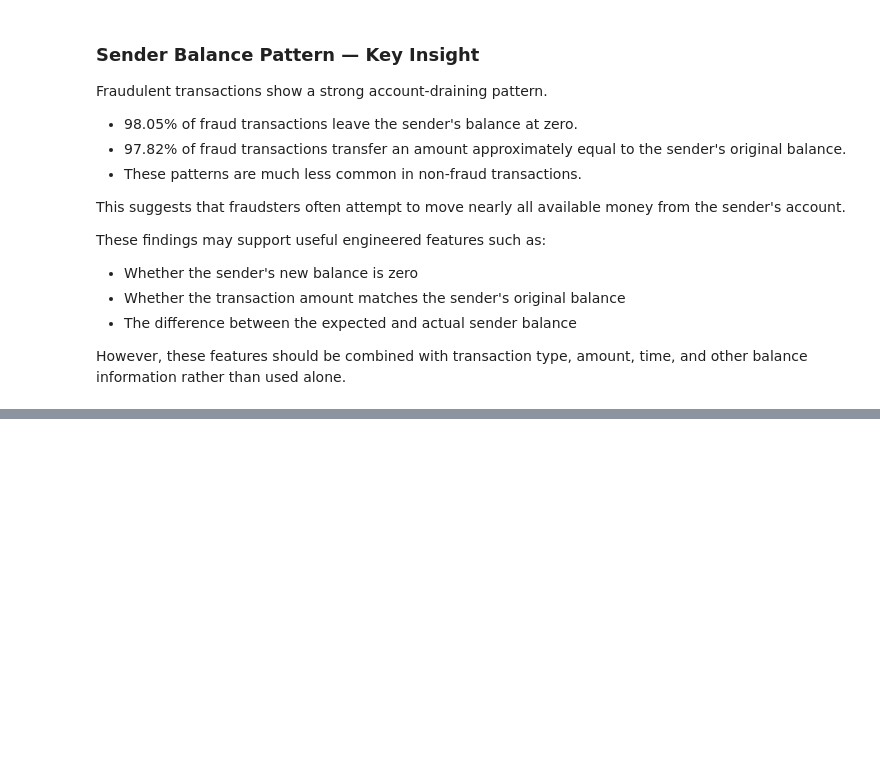
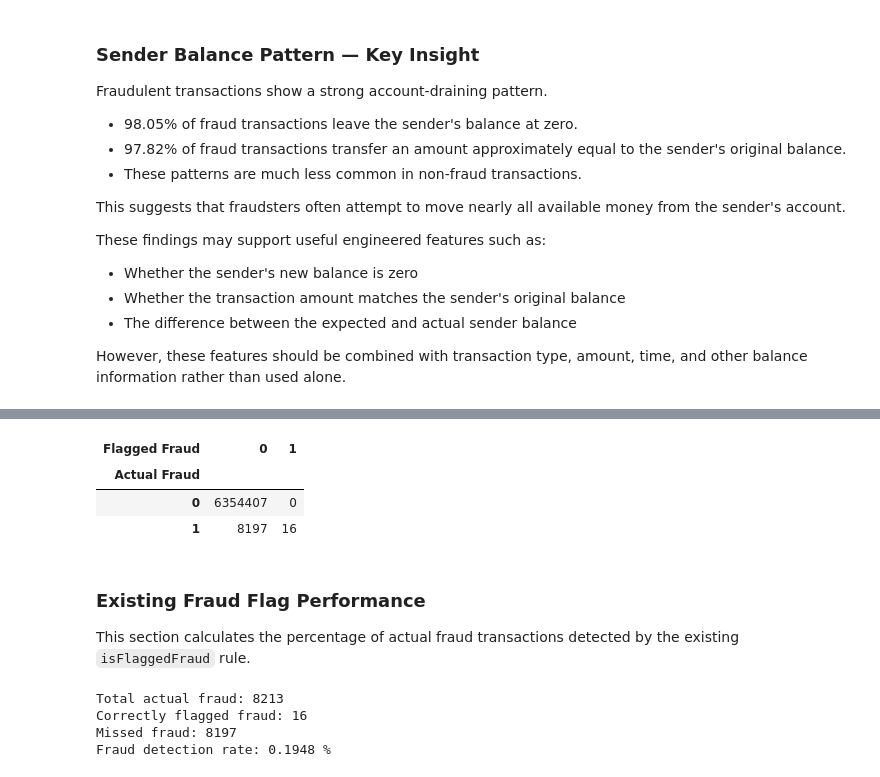
Before and after one commit to vedu13/paysim-fraud-detection, a Jupyter notebook: notebooks/02_exploratory_data_analysis.ipynb, the cells around one changed output, grey strips where cells are left out. Drawn from its saved outputs; the diff is of its cells as text; code cells hidden in the pictures; blank space fills up the shorter version.

```diff
--- a/notebooks/02_exploratory_data_analysis.ipynb
+++ b/notebooks/02_exploratory_data_analysis.ipynb
@@ -528,0 +533,38 @@ However, these features should be combined with transaction type, amount, time,
+# %%
+flag_comparison = pd.crosstab(
+    df["isFraud"],
+    df["isFlaggedFraud"],
+    rownames=["Actual Fraud"],
+    colnames=["Flagged Fraud"]
+)
+
+flag_comparison
+# %% [output]
+| Flagged Fraud | 0 | 1 |
+| Actual Fraud |  |  |
+| 0 | 6354407 | 0 |
+| 1 | 8197 | 16 |
+# %% [markdown]
+### Existing Fraud Flag Performance
+
+This section calculates the percentage of actual fraud transactions detected by the existing `isFlaggedFraud` rule.
+# %%
+total_fraud = flag_comparison.loc[1].sum()
+
+correctly_flagged_fraud = flag_comparison.loc[1, 1]
+
+missed_fraud = flag_comparison.loc[1, 0]
+
+flag_detection_rate = (
+    correctly_flagged_fraud / total_fraud * 100
+)
+
+print("Total actual fraud:", total_fraud)
+print("Correctly flagged fraud:", correctly_flagged_fraud)
+print("Missed fraud:", missed_fraud)
+print("Fraud detection rate:", round(flag_detection_rate, 4), "%")
+# %% [output]
+Total actual fraud: 8213
+Correctly flagged fraud: 16
+Missed fraud: 8197
+Fraud detection rate: 0.1948 %
```
Also changed, not shown: parts of 4 cells of this notebook.
